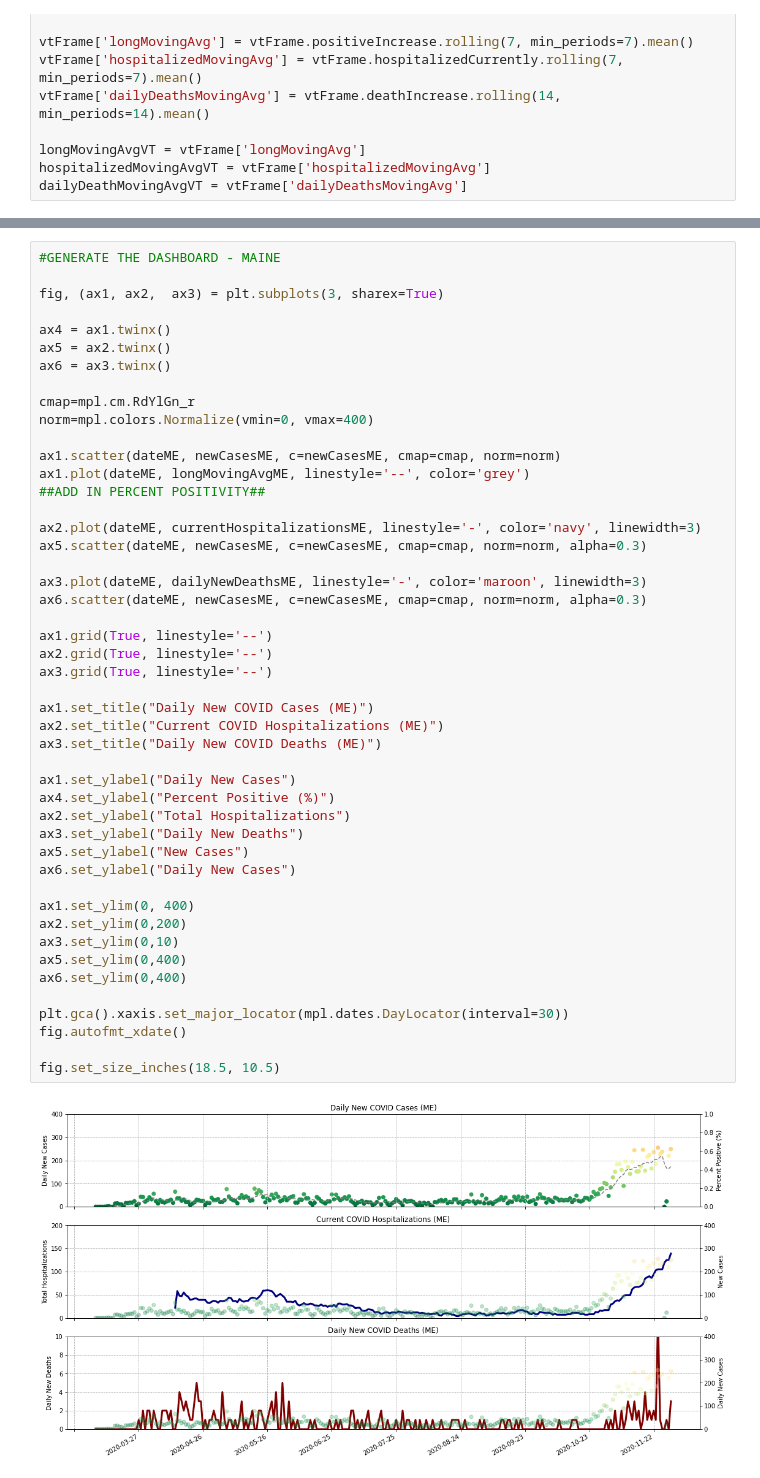
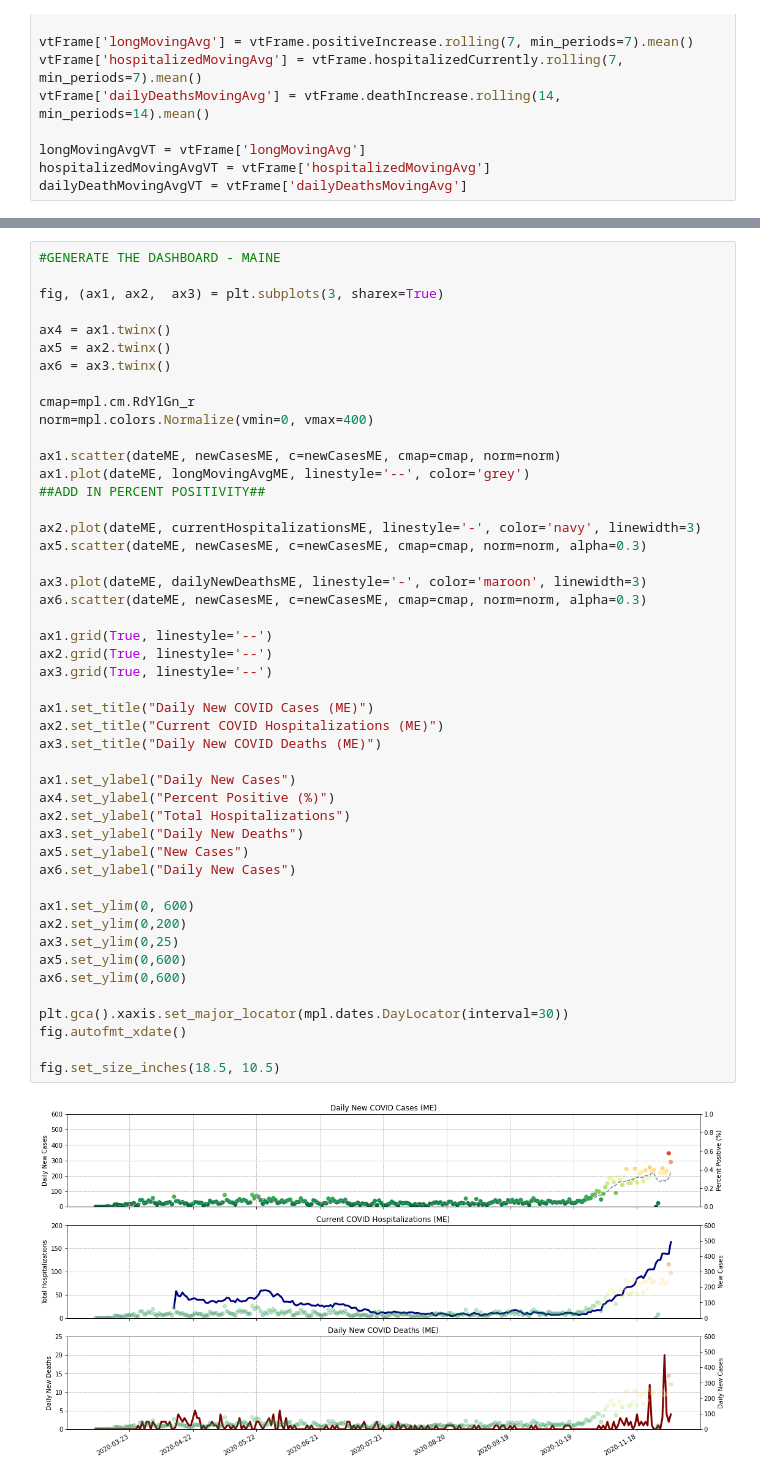
Before and after one commit to JoeZamp98/coronavirus-dashboards, a Jupyter notebook: Coronavirus - Dashboards.ipynb, the cells around one changed output, grey strips where cells are left out. Drawn from its saved outputs; the diff is of its cells as text.

```diff
--- a/Coronavirus - Dashboards.ipynb
+++ b/Coronavirus - Dashboards.ipynb
@@ -393,38 +393,38 @@ ax1.plot(dateME, longMovingAvgME, linestyle='--', color='grey')
 ##ADD IN PERCENT POSITIVITY##
 
 ax2.plot(dateME, currentHospitalizationsME, linestyle='-', color='navy', linewidth=3)
 ax5.scatter(dateME, newCasesME, c=newCasesME, cmap=cmap, norm=norm, alpha=0.3)
 
 ax3.plot(dateME, dailyNewDeathsME, linestyle='-', color='maroon', linewidth=3)
 ax6.scatter(dateME, newCasesME, c=newCasesME, cmap=cmap, norm=norm, alpha=0.3)
 
 ax1.grid(True, linestyle='--')
 ax2.grid(True, linestyle='--')
 ax3.grid(True, linestyle='--')
 
 ax1.set_title("Daily New COVID Cases (ME)")
 ax2.set_title("Current COVID Hospitalizations (ME)")
 ax3.set_title("Daily New COVID Deaths (ME)")
 
 ax1.set_ylabel("Daily New Cases")
 ax4.set_ylabel("Percent Positive (%)")
 ax2.set_ylabel("Total Hospitalizations")
 ax3.set_ylabel("Daily New Deaths")
 ax5.set_ylabel("New Cases")
 ax6.set_ylabel("Daily New Cases")
 
-ax1.set_ylim(0, 400)
+ax1.set_ylim(0, 600)
 ax2.set_ylim(0,200)
-ax3.set_ylim(0,10)
-ax5.set_ylim(0,400)
-ax6.set_ylim(0,400)
+ax3.set_ylim(0,25)
+ax5.set_ylim(0,600)
+ax6.set_ylim(0,600)
 
 plt.gca().xaxis.set_major_locator(mpl.dates.DayLocator(interval=30))
 fig.autofmt_xdate()
 
 fig.set_size_inches(18.5, 10.5)
 # %% [output]
-[figure, old version]
+[figure, new version]
 # %%
 #GENERATE THE DASHBOARD - VERMONT
 
```
Also changed, not shown: parts of 5 cells of this notebook.
